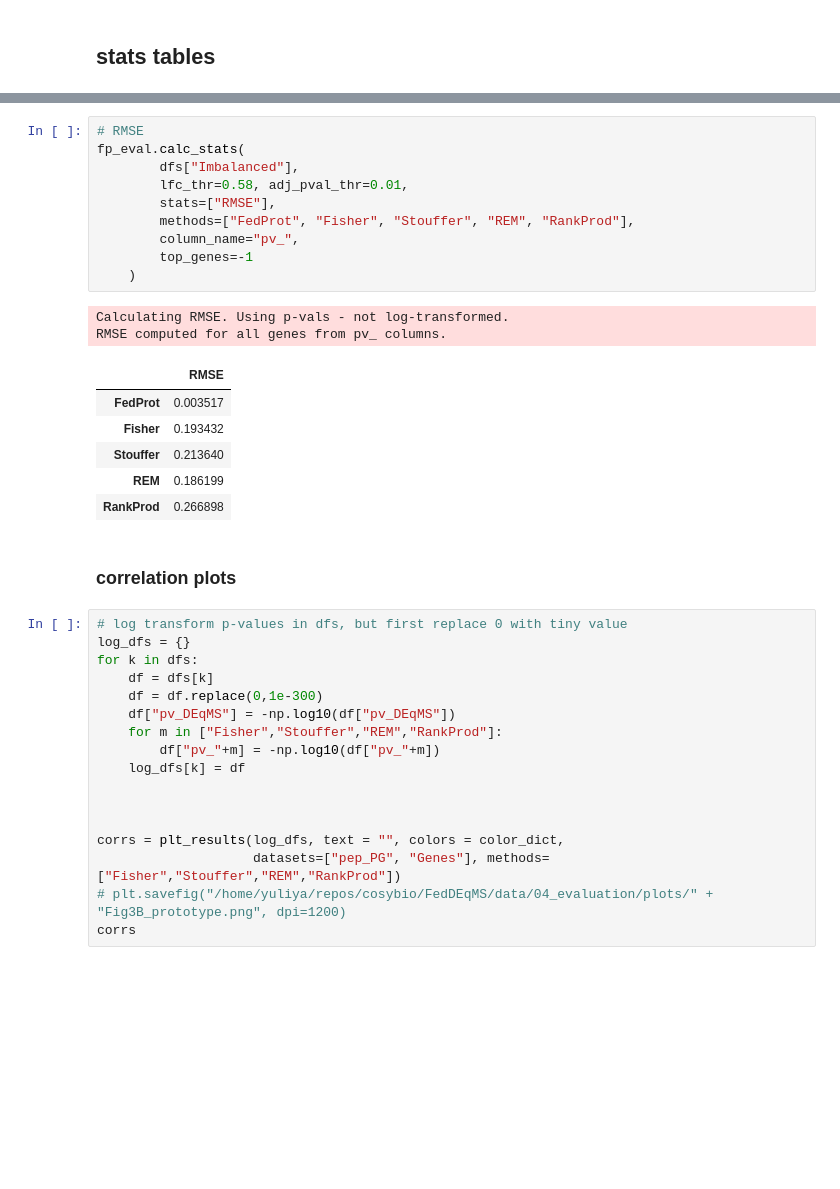
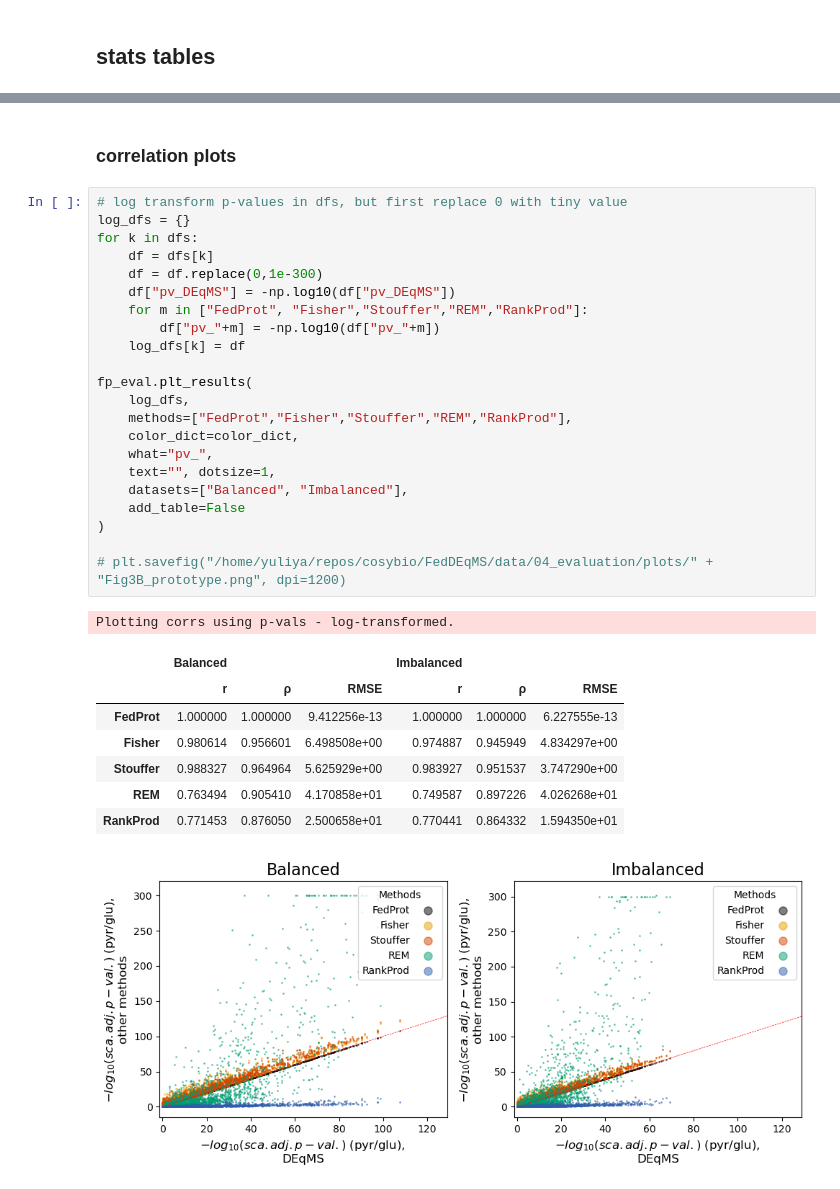
Before and after one commit to Freddsle/FedProt, a Jupyter notebook: evaluation/bacterial/04_evaluation.ipynb, the cells around one changed output, grey strips where cells are left out. Saved outputs shown, nothing was run; the diff lists cells and outputs as text; blank space fills up the shorter version.

Commit message:
added bacterial dataset new version (for tmt+ draft)

```diff
--- a/evaluation/bacterial/04_evaluation.ipynb
+++ b/evaluation/bacterial/04_evaluation.ipynb
@@ -185,38 +177,34 @@ RMSE computed for all genes from pv_ columns.
-# %%
-# RMSE
-fp_eval.calc_stats(
-        dfs["Imbalanced"],
-        lfc_thr=0.58, adj_pval_thr=0.01,
-        stats=["RMSE"],
-        methods=["FedProt", "Fisher", "Stouffer", "REM", "RankProd"],
-        column_name="pv_",
-        top_genes=-1
-    )
-# %% [output]
-Calculating RMSE. Using p-vals - not log-transformed.
-RMSE computed for all genes from pv_ columns.
-|  | RMSE |
-| FedProt | 0.003517 |
-| Fisher | 0.193432 |
-| Stouffer | 0.213640 |
-| REM | 0.186199 |
-| RankProd | 0.266898 |
 # %% [markdown]
 ### correlation plots
 # %%
 # log transform p-values in dfs, but first replace 0 with tiny value
 log_dfs = {}
 for k in dfs:
     df = dfs[k]
     df = df.replace(0,1e-300)
     df["pv_DEqMS"] = -np.log10(df["pv_DEqMS"])
-    for m in ["Fisher","Stouffer","REM","RankProd"]:
+    for m in ["FedProt", "Fisher","Stouffer","REM","RankProd"]:
         df["pv_"+m] = -np.log10(df["pv_"+m])
     log_dfs[k] = df
 
+fp_eval.plt_results(
+    log_dfs,
+    methods=["FedProt","Fisher","Stouffer","REM","RankProd"],
+    color_dict=color_dict,
+    what="pv_",
+    text="", dotsize=1,
+    datasets=["Balanced", "Imbalanced"],
+    add_table=False
+)
 
-
-corrs = plt_results(log_dfs, text = "", colors = color_dict,
-                    datasets=["pep_PG", "Genes"], methods=["Fisher","Stouffer","REM","RankProd"])
 # plt.savefig("/home/yuliya/repos/cosybio/FedDEqMS/data/04_evaluation/plots/" + "Fig3B_prototype.png", dpi=1200)
-corrs
+# %% [output]
+Plotting corrs using p-vals - log-transformed.
+|  | Balanced |  |  | Imbalanced |  |  |
+|  | r | ρ | RMSE | r | ρ | RMSE |
+| FedProt | 1.000000 | 1.000000 | 9.412256e-13 | 1.000000 | 1.000000 | 6.227555e-13 |
+| Fisher | 0.980614 | 0.956601 | 6.498508e+00 | 0.974887 | 0.945949 | 4.834297e+00 |
+| Stouffer | 0.988327 | 0.964964 | 5.625929e+00 | 0.983927 | 0.951537 | 3.747290e+00 |
+| REM | 0.763494 | 0.905410 | 4.170858e+01 | 0.749587 | 0.897226 | 4.026268e+01 |
+| RankProd | 0.771453 | 0.876050 | 2.500658e+01 | 0.770441 | 0.864332 | 1.594350e+01 |
+[figure, added]
```
Also changed, not shown: parts of 11 cells of this notebook, 11 other files.
